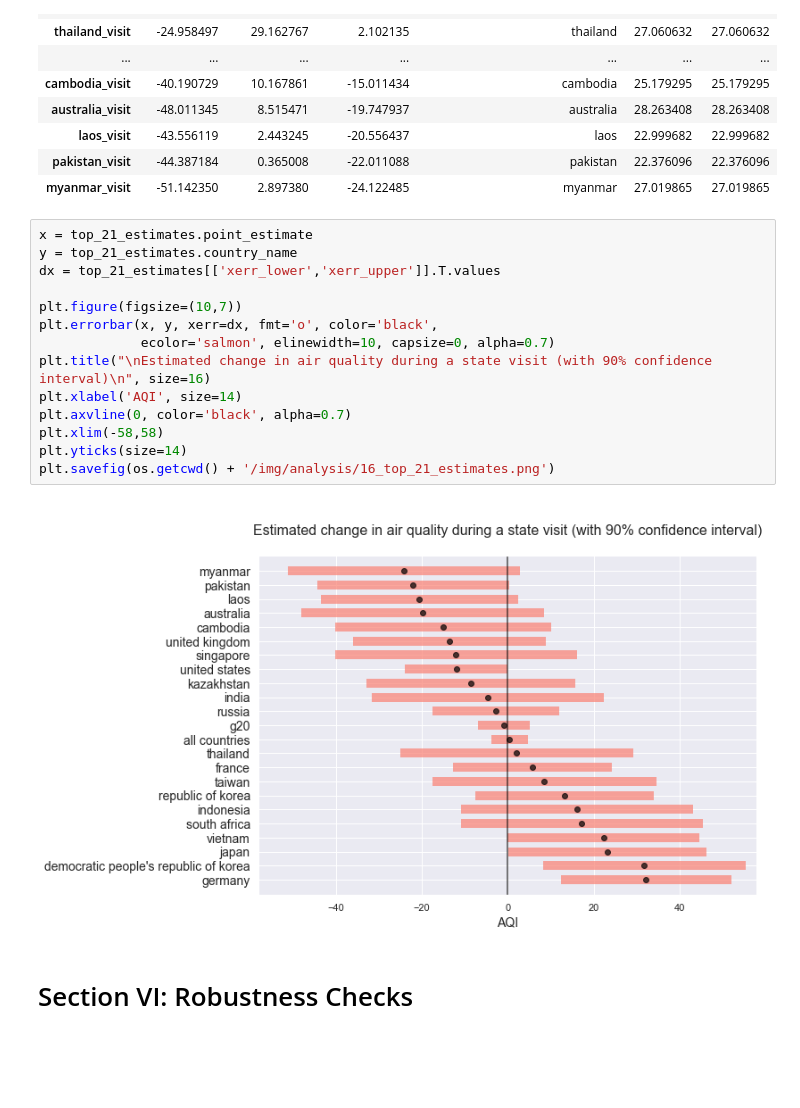
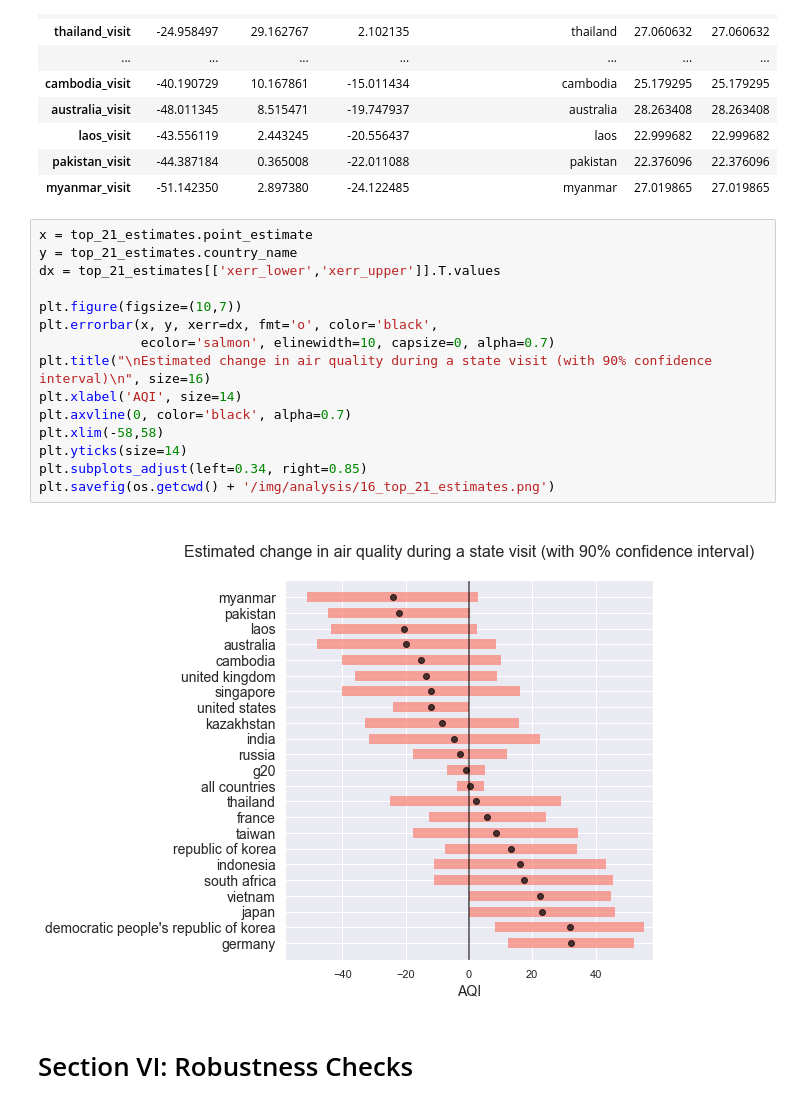
Before and after one commit to yontartu/wuran, a Jupyter notebook: beijing_aqi_analysis.ipynb, the cells around one changed output. Drawn from its saved outputs; the diff is of its cells as text; blank space fills up the shorter version.

Commit message:
fix borders for 2 charts

```diff
--- a/beijing_aqi_analysis.ipynb
+++ b/beijing_aqi_analysis.ipynb
@@ -2395,19 +2400,20 @@ top_21_estimates
 # %%
 x = top_21_estimates.point_estimate
 y = top_21_estimates.country_name
 dx = top_21_estimates[['xerr_lower','xerr_upper']].T.values
 
 plt.figure(figsize=(10,7))
 plt.errorbar(x, y, xerr=dx, fmt='o', color='black',
              ecolor='salmon', elinewidth=10, capsize=0, alpha=0.7)
 plt.title("\nEstimated change in air quality during a state visit (with 90% confidence interval)\n", size=16)
 plt.xlabel('AQI', size=14)
 plt.axvline(0, color='black', alpha=0.7)
 plt.xlim(-58,58)
 plt.yticks(size=14)
+plt.subplots_adjust(left=0.34, right=0.85)
 plt.savefig(os.getcwd() + '/img/analysis/16_top_21_estimates.png')
 # %% [output]
-[figure, old version]
+[figure, new version]
 # %% [markdown]
 # Section VI: Robustness Checks
 # %% [markdown]
```
Also changed, not shown: parts of 9 cells of this notebook, 4 other files.
